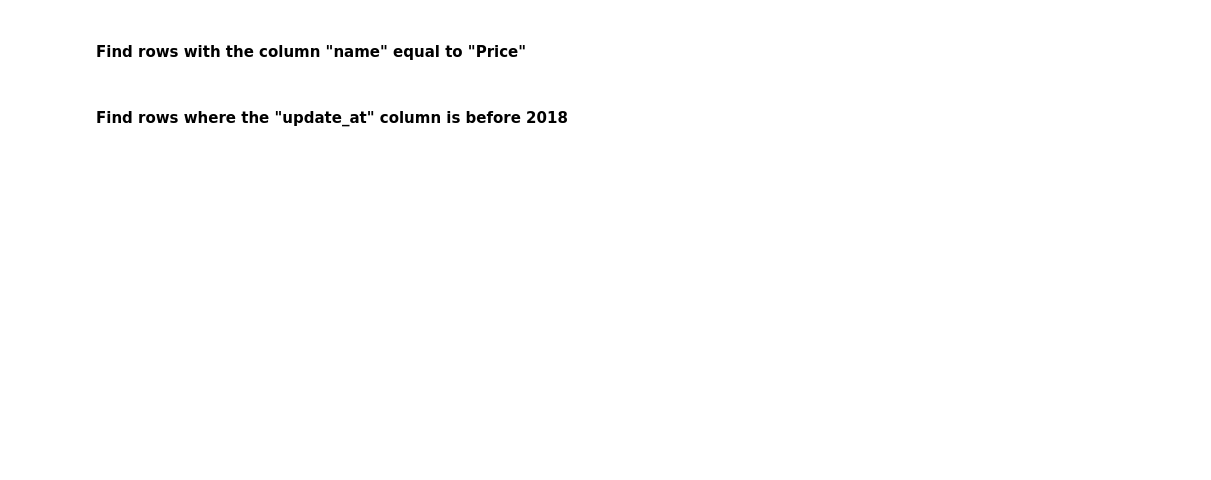
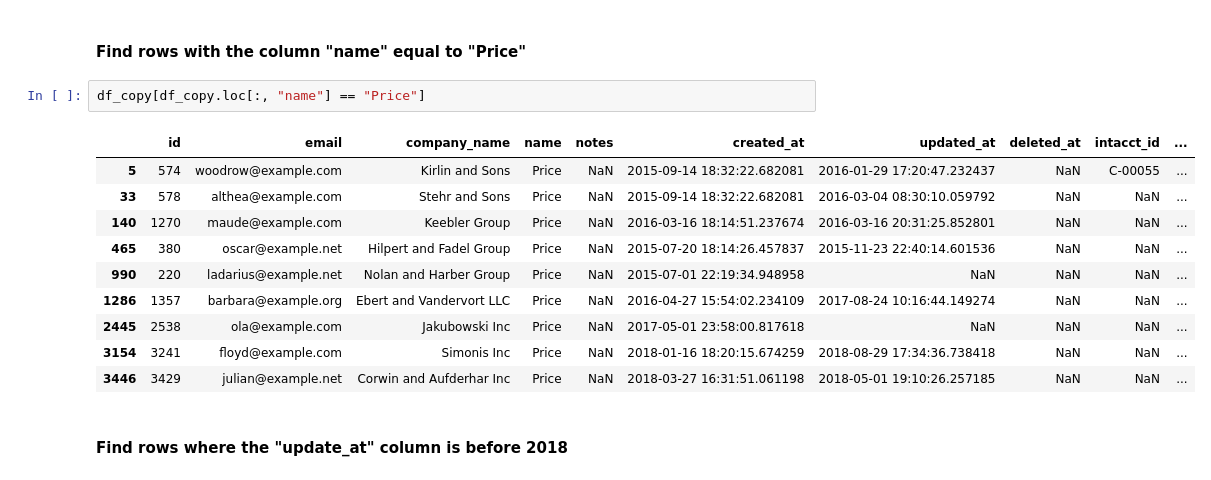
Before and after one commit to Samuel-Skinner/Pandas_Exercises, a Jupyter notebook: pandas-exercise.ipynb, the cells around one changed output. Cells and saved outputs as stored; diff of their text form; blank space fills up the shorter version.

```diff
--- a/pandas-exercise.ipynb
+++ b/pandas-exercise.ipynb
@@ -322,4 +360,17 @@ df_copy.loc[[10, 15, 21, 71], ["id", "name", "source"]]
 # %% [markdown]
 #### Find rows with the column "name" equal to "Price"
+# %%
+df_copy[df_copy.loc[:, "name"] == "Price"]
+# %% [output]
+|  | id | email | company_name | name | notes | created_at | updated_at | deleted_at | intacct_id | ... |
+| 5 | 574 | woodrow@example.com | Kirlin and Sons | Price | NaN | 2015-09-14 18:32:22.682081 | 2016-01-29 17:20:47.232437 | NaN | C-00055 | ... |
+| 33 | 578 | althea@example.com | Stehr and Sons | Price | NaN | 2015-09-14 18:32:22.682081 | 2016-03-04 08:30:10.059792 | NaN | NaN | ... |
+| 140 | 1270 | maude@example.com | Keebler Group | Price | NaN | 2016-03-16 18:14:51.237674 | 2016-03-16 20:31:25.852801 | NaN | NaN | ... |
+| 465 | 380 | oscar@example.net | Hilpert and Fadel Group | Price | NaN | 2015-07-20 18:14:26.457837 | 2015-11-23 22:40:14.601536 | NaN | NaN | ... |
+| 990 | 220 | ladarius@example.net | Nolan and Harber Group | Price | NaN | 2015-07-01 22:19:34.948958 | NaN | NaN | NaN | ... |
+| 1286 | 1357 | barbara@example.org | Ebert and Vandervort LLC | Price | NaN | 2016-04-27 15:54:02.234109 | 2017-08-24 10:16:44.149274 | NaN | NaN | ... |
+| 2445 | 2538 | ola@example.com | Jakubowski Inc | Price | NaN | 2017-05-01 23:58:00.817618 | NaN | NaN | NaN | ... |
+| 3154 | 3241 | floyd@example.com | Simonis Inc | Price | NaN | 2018-01-16 18:20:15.674259 | 2018-08-29 17:34:36.738418 | NaN | NaN | ... |
+| 3446 | 3429 | julian@example.net | Corwin and Aufderhar Inc | Price | NaN | 2018-03-27 16:31:51.061198 | 2018-05-01 19:10:26.257185 | NaN | NaN | ... |
 # %% [markdown]
 #### Find rows where the "update_at" column is before 2018
```
Also changed, not shown: parts of 7 cells of this notebook.
